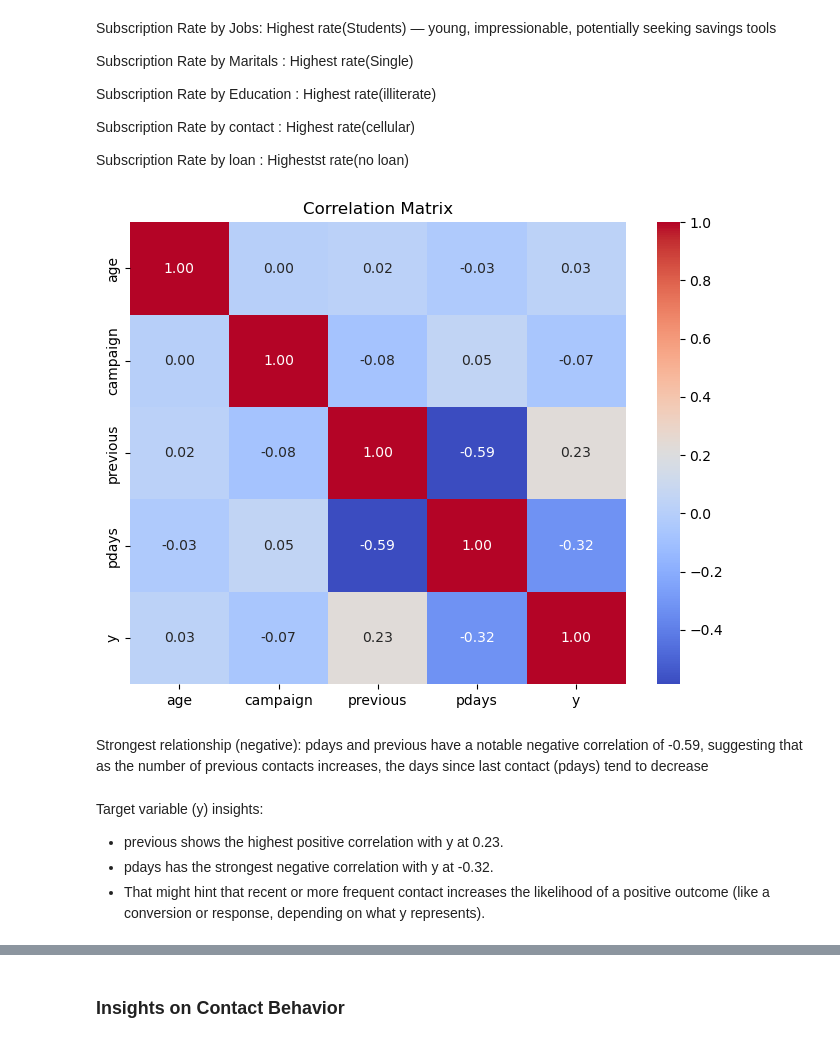
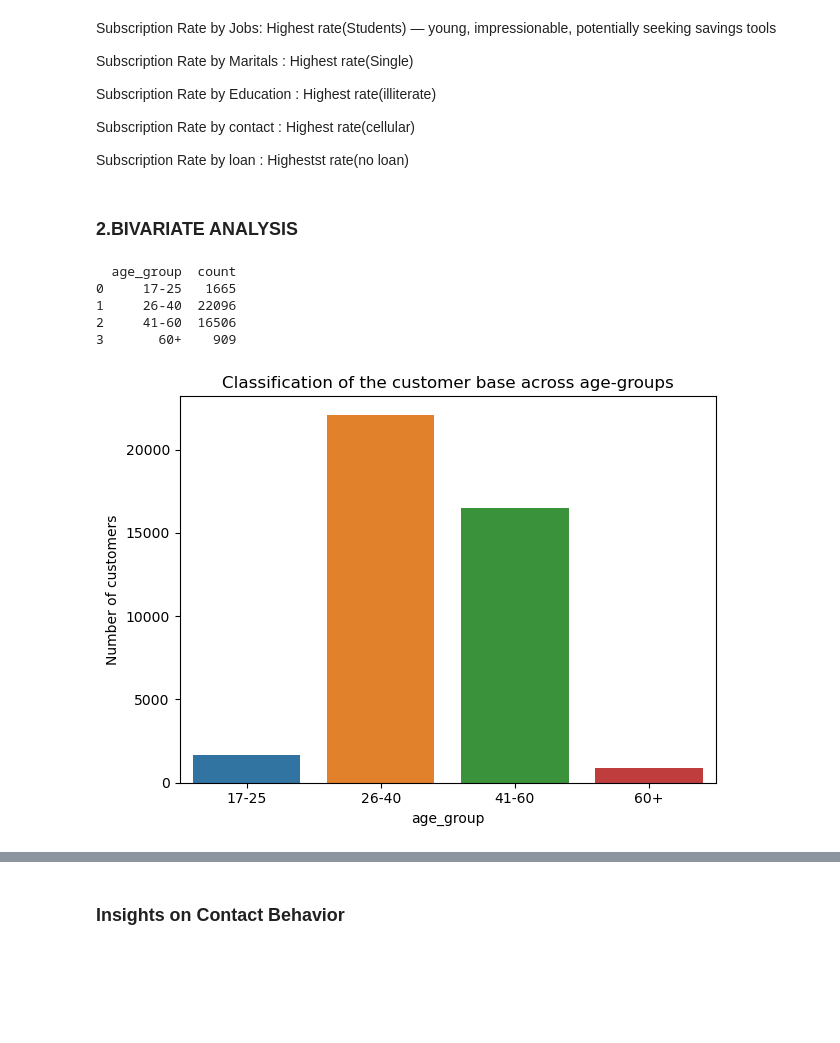
Before and after one commit to leenarganta/bank_marketing_campaign, a Jupyter notebook: EDA NOTEBOOK.ipynb, the cells around one changed output, grey strips where cells are left out. Drawn from its saved outputs; the diff is of its cells as text; code cells hidden in the pictures; blank space fills up the shorter version.

```diff
--- a/EDA NOTEBOOK.ipynb
+++ b/EDA NOTEBOOK.ipynb
@@ -117,21 +272,27 @@ Subscription Rate by Education : Highest rate(illiterate)
 Subscription Rate by contact : Highest rate(cellular)
 
 Subscription Rate by loan : Highestst rate(no loan)
-# %%
-import numpy as np
-
-corr_cols = ['age', 'campaign', 'previous', 'pdays', 'y']
-plt.figure(figsize=(8, 6))
-sns.heatmap(data[corr_cols].corr(), annot=True, cmap='coolwarm', fmt='.2f')
-plt.title("Correlation Matrix")
-plt.show()
-# %% [output]
-[figure, removed]
-# %% [markdown]
-Strongest relationship (negative): pdays and previous have a notable negative correlation of -0.59, suggesting that as the number of previous contacts increases, the days since last contact (pdays) tend to decrease
-# %% [markdown]
-Target variable (y) insights:
-
-- previous shows the highest positive correlation with y at 0.23.
-- pdays has the strongest negative correlation with y at -0.32.
-- That might hint that recent or more frequent contact increases the likelihood of a positive outcome (like a conversion or response, depending on what y represents).
+# %% [markdown]
+### 2.BIVARIATE ANALYSIS
+# %%
+# Adding new age-group column to bank marketing cleaned data
+# min = 17, max = 98 yrs
+# 17-25, 26-40, 41-60, 60+ yrs
+groups = data['age'].apply(lambda x: '17-25' if x<=25 else ('26-40' if x<=40 else ('41-60' if x<=60 else '60+')))
+data['age_group'] = groups
+
+age_group_counts = pd.DataFrame(data.groupby('age_group').age.count()).rename({'age':'count'}, axis = 1).reset_index()
+print(age_group_counts)
+
+sns.barplot(x = 'age_group', y = 'count', data = age_group_counts)
+plt.title('Classification of the customer base across age-groups')
+plt.ylabel('Number of customers')
+plt.tight_layout()
+plt.show()
+# %% [output]
+  age_group  count
+0     17-25   1665
+1     26-40  22096
+2     41-60  16506
+3       60+    909
+[figure, added]
```
Also changed, not shown: parts of 24 cells of this notebook, 1 other file.
